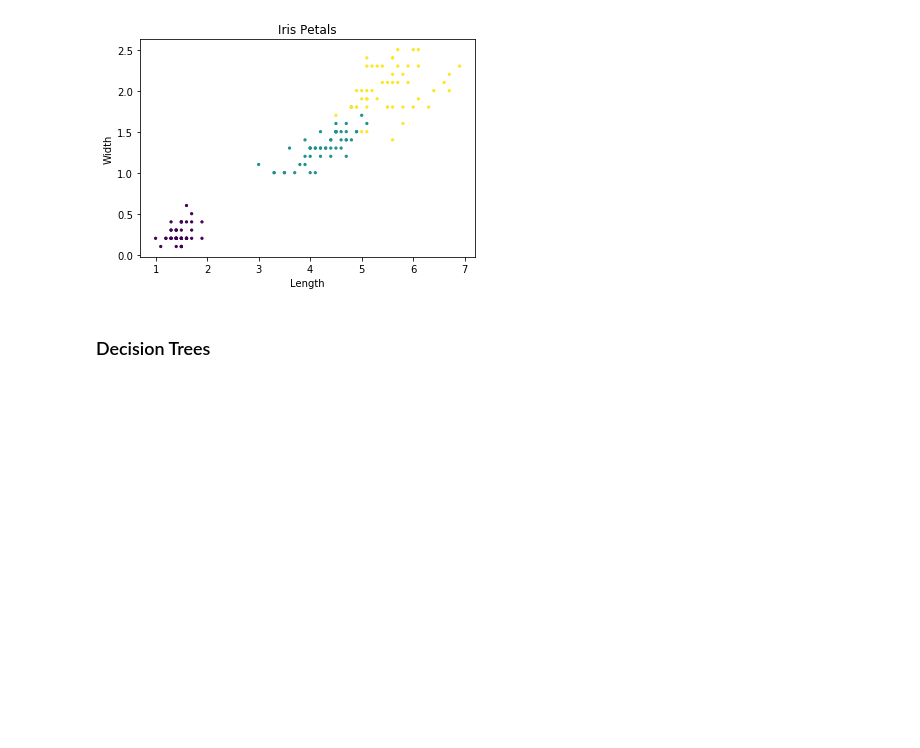
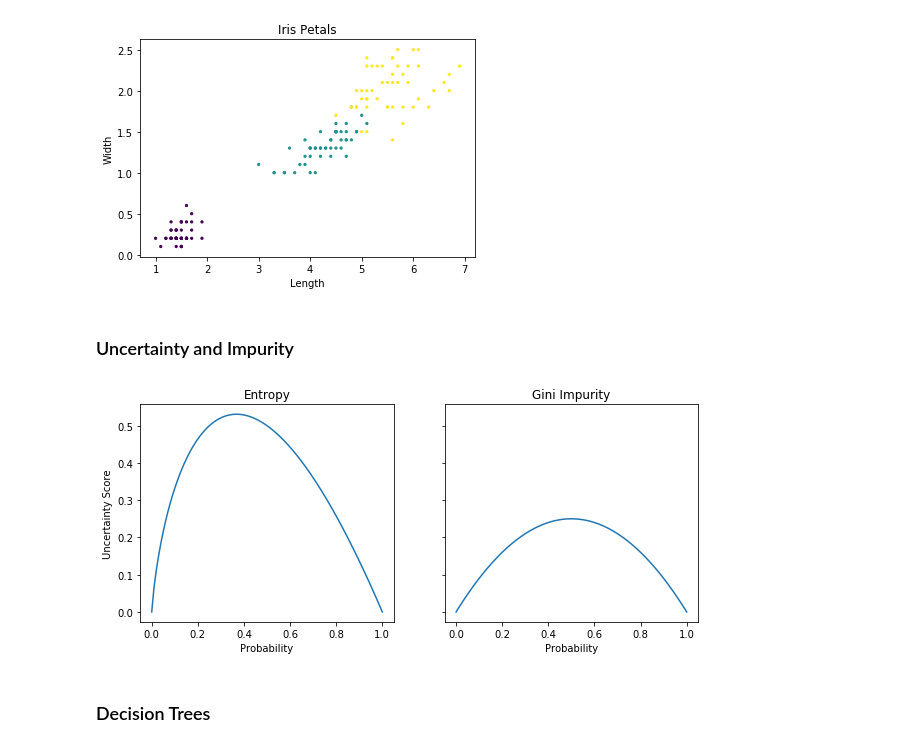
Before and after one commit to gambingo/machine-learning, a Jupyter notebook: Classification/CART/notebooks/decision-trees.ipynb, the cells around one changed output. Saved outputs shown, nothing was run; the diff lists cells and outputs as text; code cells hidden in the pictures; blank space fills up the shorter version.

Commit message:
impurity

```diff
--- a/Classification/CART/notebooks/decision-trees.ipynb
+++ b/Classification/CART/notebooks/decision-trees.ipynb
@@ -50,6 +52,32 @@ plt.ylabel('Width')
 plt.title('Iris Petals');
 # %% [output]
 [figure]
+# %% [markdown]
+### Uncertainty and Impurity
+# %%
+def entropy(p):
+    """Calculates the entropy for a given probability."""
+    if p:
+        return -p*log(p, 2)
+    else:
+        return 0
+# %%
+def gini(p):
+    """Calculates the gini impurity for a given set of labels"""
+    return p*(1-p)
+# %%
+p = np.arange(0, 1.01, 0.01)
+f, (ax1, ax2) = plt.subplots(1, 2, figsize=(10, 4), sharey=True)
+ax1.plot(p, [entropy(p_i) for p_i in p])
+ax1.set_title('Entropy')
+ax1.set_xlabel('Probability')
+ax1.set_ylabel('Uncertainty Score')
+ax2.plot(p, [gini(p_i) for p_i in p])
+ax2.set_title('Gini Impurity')
+ax2.set_xlabel('Probability')
+plt.savefig('../blog/uncertainty.png', transparent=True);
+# %% [output]
+[figure, added]
 # %% [markdown]
 ### Decision Trees
 # %%
```
Also changed, not shown: parts of 8 cells of this notebook, 1 other file.
